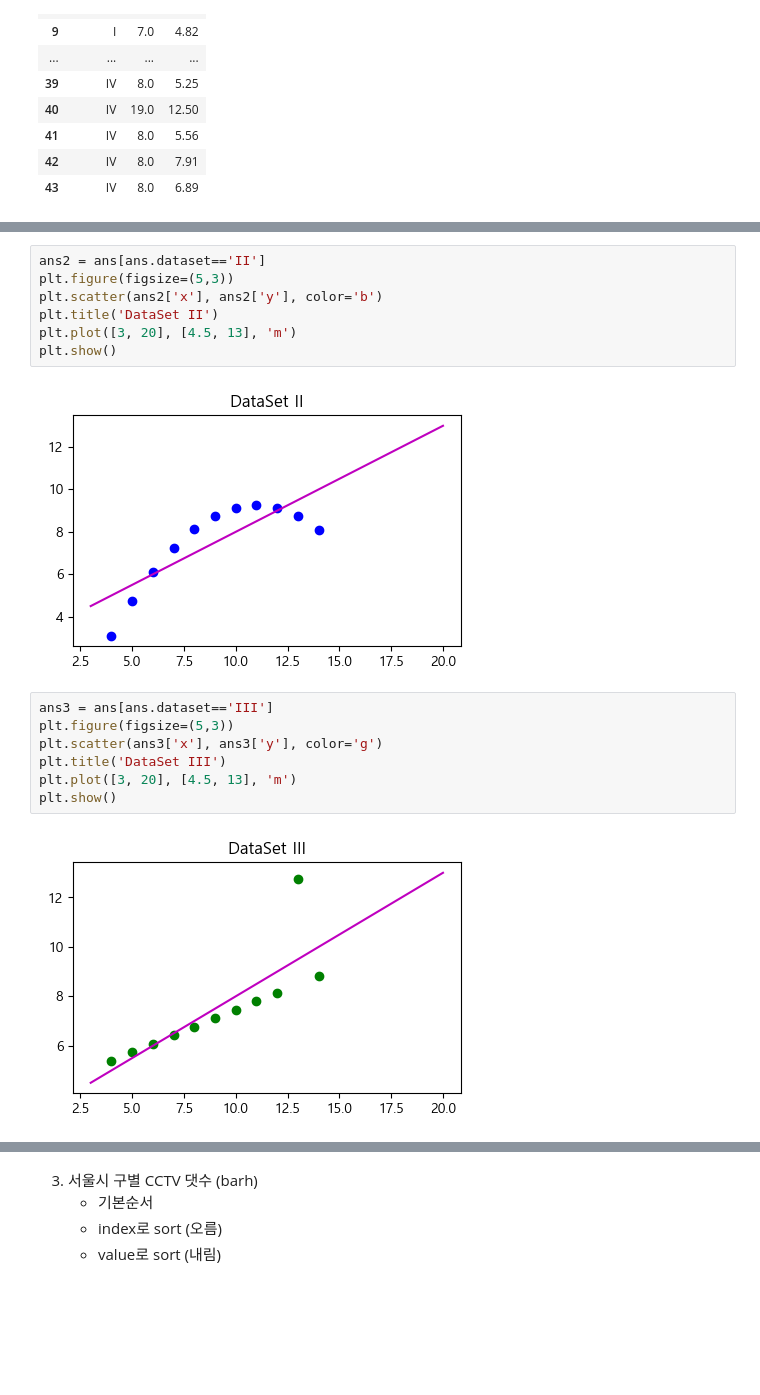
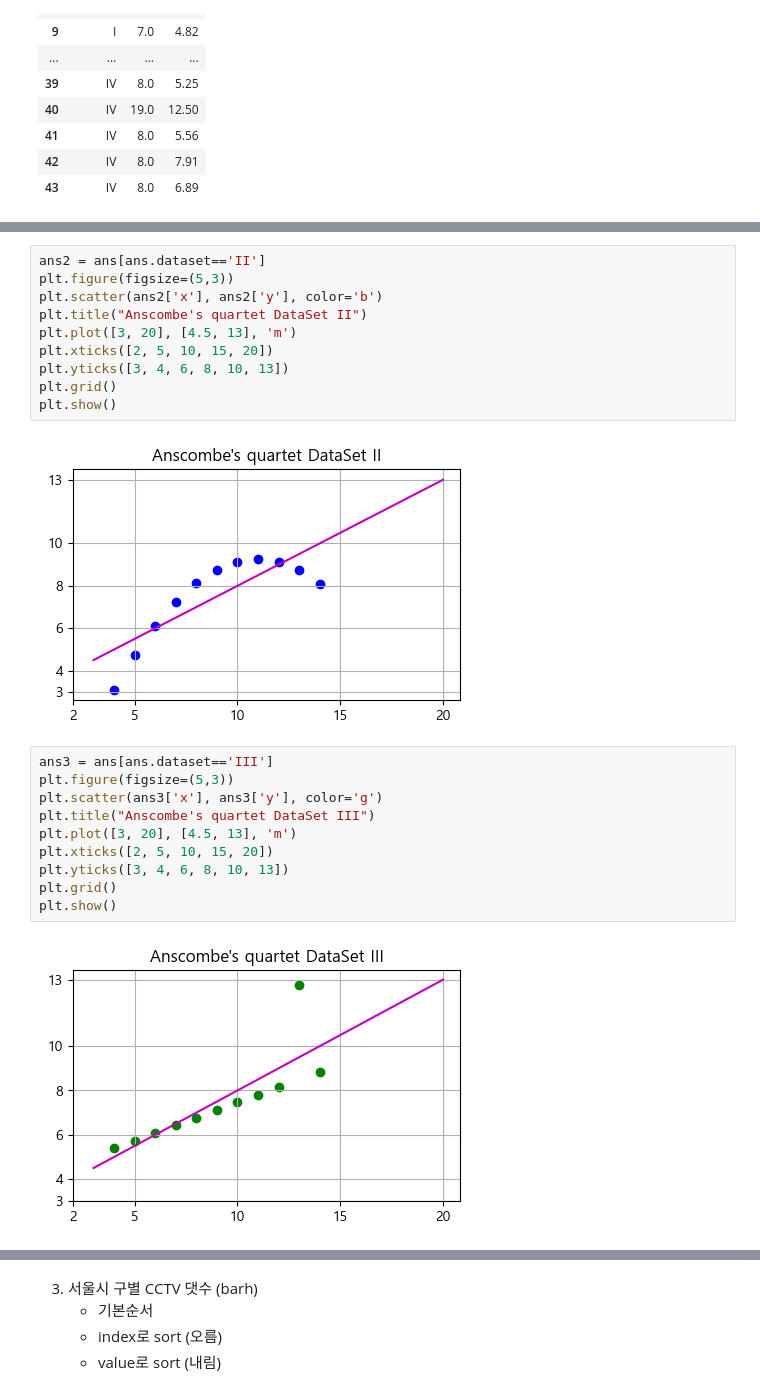
Before and after one commit to ssmpet/DataAnalysis_Lecture-2023.04, a Jupyter notebook: 03.시각화/04.연습문제.ipynb, the cells around one changed output, grey strips where cells are left out. Saved outputs shown, nothing was run; the diff lists cells and outputs as text; blank space fills up the shorter version.

Commit message:
DataAnalysis

```diff
--- a/03.시각화/04.연습문제.ipynb
+++ b/03.시각화/04.연습문제.ipynb
@@ -94,20 +97,26 @@ plt.show()
 ans2 = ans[ans.dataset=='II']
 plt.figure(figsize=(5,3))
 plt.scatter(ans2['x'], ans2['y'], color='b')
-plt.title('DataSet II')
+plt.title("Anscombe's quartet DataSet II")
 plt.plot([3, 20], [4.5, 13], 'm')
+plt.xticks([2, 5, 10, 15, 20])
+plt.yticks([3, 4, 6, 8, 10, 13])
+plt.grid()
 plt.show()
 # %% [output]
-[figure, old version]
+[figure, new version]
 # %%
 ans3 = ans[ans.dataset=='III']
 plt.figure(figsize=(5,3))
 plt.scatter(ans3['x'], ans3['y'], color='g')
-plt.title('DataSet III')
+plt.title("Anscombe's quartet DataSet III")
 plt.plot([3, 20], [4.5, 13], 'm')
+plt.xticks([2, 5, 10, 15, 20])
+plt.yticks([3, 4, 6, 8, 10, 13])
+plt.grid()
 plt.show()
 # %% [output]
-[figure, old version]
+[figure, new version]
 # %%
 ans4 = ans[ans.dataset=='IV']
 plt.figure(figsize=(5,3))
```
Also changed, not shown: parts of 7 cells of this notebook, 4 other files.
